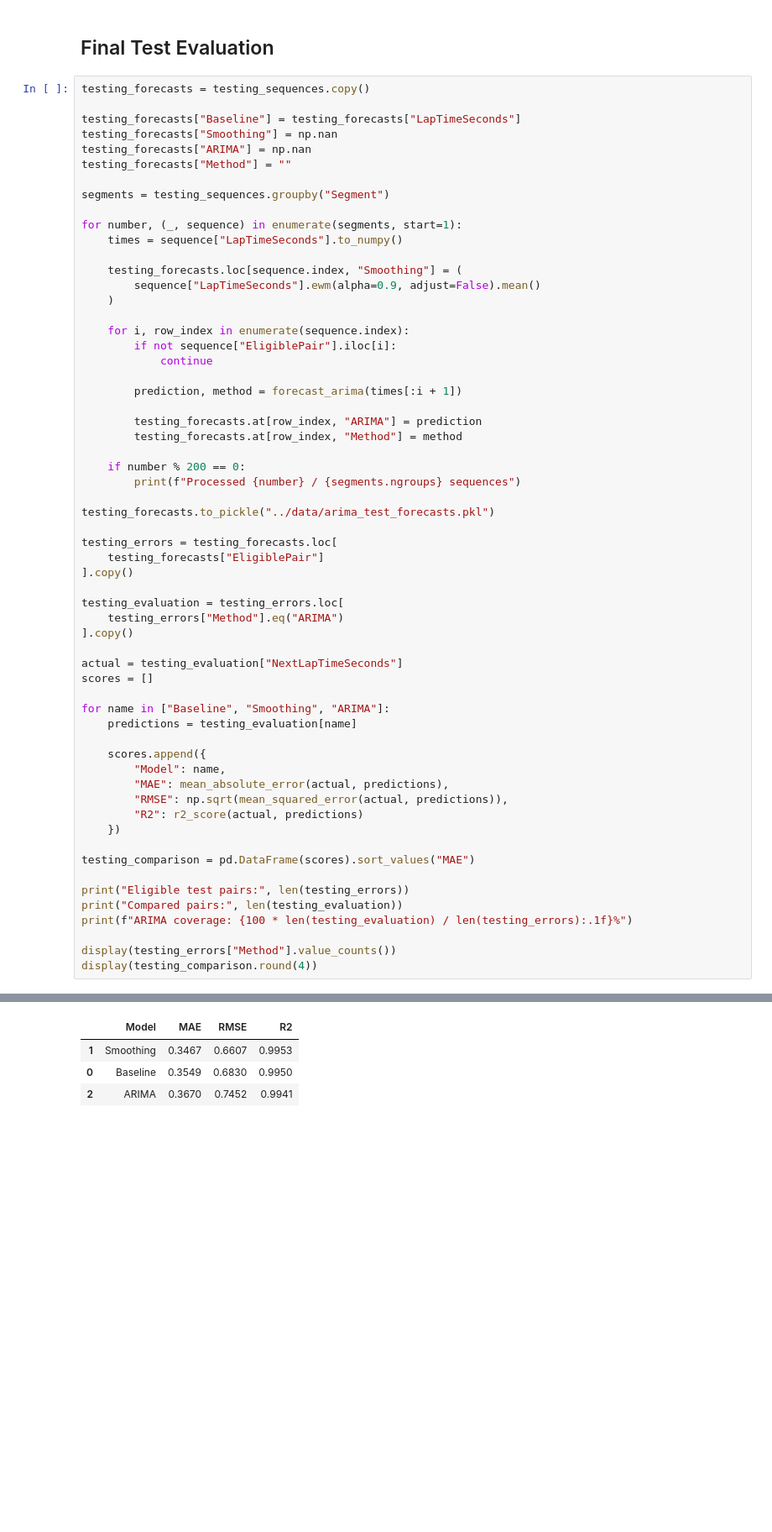
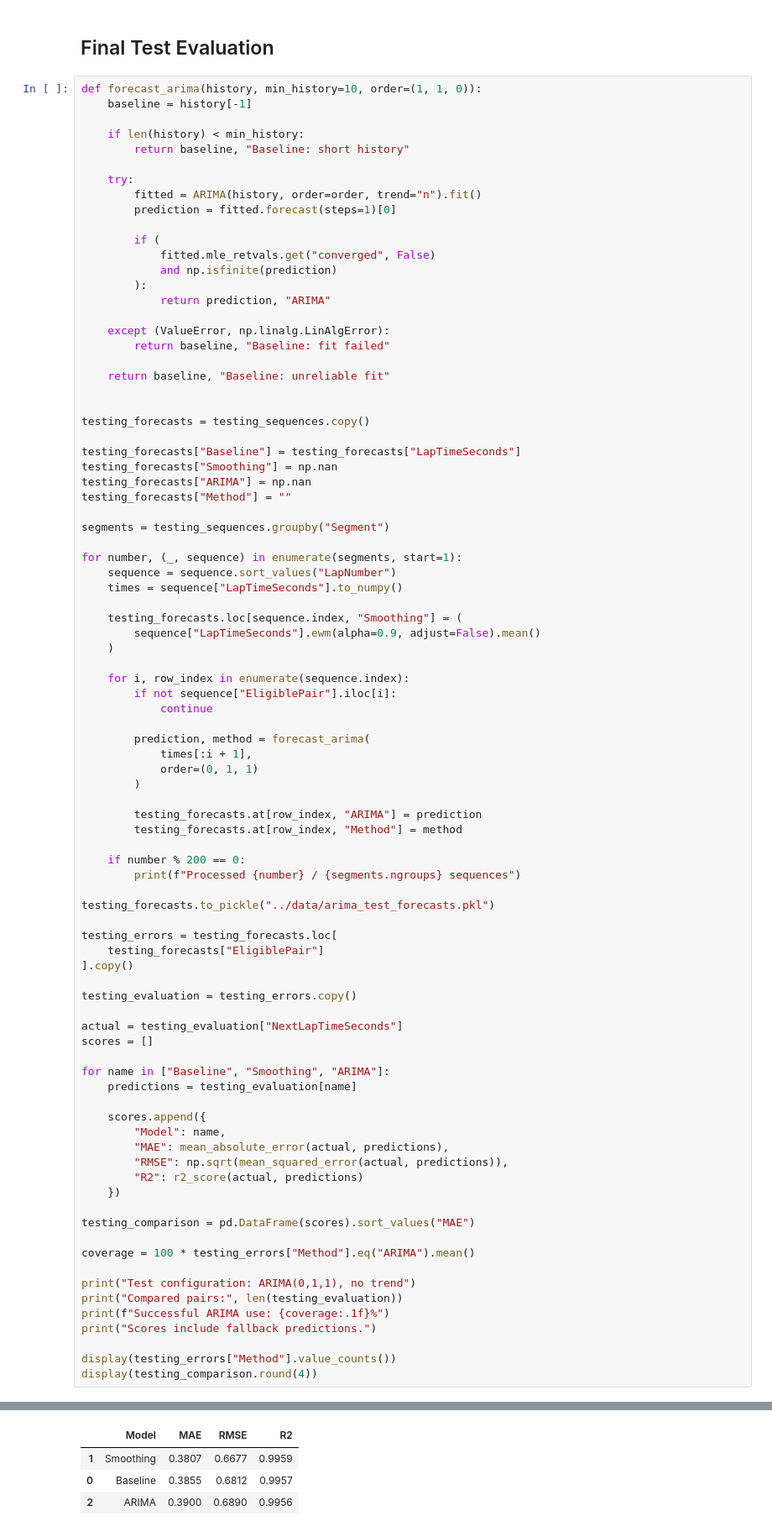
Before and after one commit to jarimbafrancisco-arch/F1-Lap-Time-Prediction, a Jupyter notebook: notebooks/06_arima_model.ipynb, the cells around one changed output, grey strips where cells are left out. Shown at 84% size. Cells and saved outputs as stored; diff of their text form; blank space fills up the shorter version.

```diff
--- a/notebooks/06_arima_model.ipynb
+++ b/notebooks/06_arima_model.ipynb
@@ -830,6 +886,28 @@ Results loaded.
 # %% [markdown]
 ## Final Test Evaluation
 # %%
+def forecast_arima(history, min_history=10, order=(1, 1, 0)):
+    baseline = history[-1]
+
+    if len(history) < min_history:
+        return baseline, "Baseline: short history"
+
+    try:
+        fitted = ARIMA(history, order=order, trend="n").fit()
+        prediction = fitted.forecast(steps=1)[0]
+
+        if (
+            fitted.mle_retvals.get("converged", False)
+            and np.isfinite(prediction)
+        ):
+            return prediction, "ARIMA"
+
+    except (ValueError, np.linalg.LinAlgError):
+        return baseline, "Baseline: fit failed"
+
+    return baseline, "Baseline: unreliable fit"
+
+
 testing_forecasts = testing_sequences.copy()
 
 testing_forecasts["Baseline"] = testing_forecasts["LapTimeSeconds"]
@@ -840,6 +918,7 @@ testing_forecasts["Method"] = ""
 segments = testing_sequences.groupby("Segment")
 
 for number, (_, sequence) in enumerate(segments, start=1):
+    sequence = sequence.sort_values("LapNumber")
     times = sequence["LapTimeSeconds"].to_numpy()
 
     testing_forecasts.loc[sequence.index, "Smoothing"] = (
@@ -850,7 +929,10 @@ for number, (_, sequence) in enumerate(segments, start=1):
         if not sequence["EligiblePair"].iloc[i]:
             continue
 
-        prediction, method = forecast_arima(times[:i + 1])
+        prediction, method = forecast_arima(
+            times[:i + 1],
+            order=(0, 1, 1)
+        )
 
         testing_forecasts.at[row_index, "ARIMA"] = prediction
         testing_forecasts.at[row_index, "Method"] = method
@@ -864,9 +946,7 @@ testing_errors = testing_forecasts.loc[
     testing_forecasts["EligiblePair"]
 ].copy()
 
-testing_evaluation = testing_errors.loc[
-    testing_errors["Method"].eq("ARIMA")
-].copy()
+testing_evaluation = testing_errors.copy()
 
 actual = testing_evaluation["NextLapTimeSeconds"]
 scores = []
@@ -883,9 +963,12 @@ for name in ["Baseline", "Smoothing", "ARIMA"]:
 
 testing_comparison = pd.DataFrame(scores).sort_values("MAE")
 
-print("Eligible test pairs:", len(testing_errors))
+coverage = 100 * testing_errors["Method"].eq("ARIMA").mean()
+
+print("Test configuration: ARIMA(0,1,1), no trend")
 print("Compared pairs:", len(testing_evaluation))
-print(f"ARIMA coverage: {100 * len(testing_evaluation) / len(testing_errors):.1f}%")
+print(f"Successful ARIMA use: {coverage:.1f}%")
+print("Scores include fallback predictions.")
 
 display(testing_errors["Method"].value_counts())
 display(testing_comparison.round(4))
@@ -907,5 +991,5 @@ Baseline: unreliable fit       66
 Name: count, dtype: int64
 |  | Model | MAE | RMSE | R2 |
-| 1 | Smoothing | 0.3467 | 0.6607 | 0.9953 |
-| 0 | Baseline | 0.3549 | 0.6830 | 0.9950 |
-| 2 | ARIMA | 0.3670 | 0.7452 | 0.9941 |
+| 1 | Smoothing | 0.3807 | 0.6677 | 0.9959 |
+| 0 | Baseline | 0.3855 | 0.6812 | 0.9957 |
+| 2 | ARIMA | 0.3900 | 0.6890 | 0.9956 |
```
Also changed, not shown: parts of 15 cells of this notebook, 19 other files.
